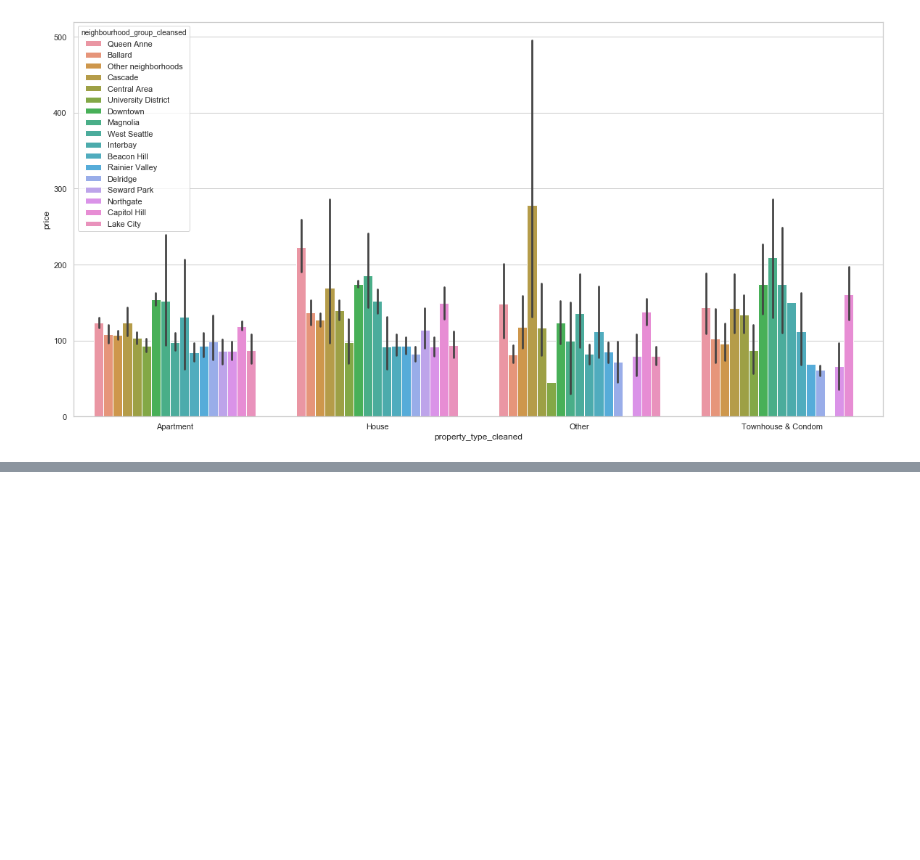
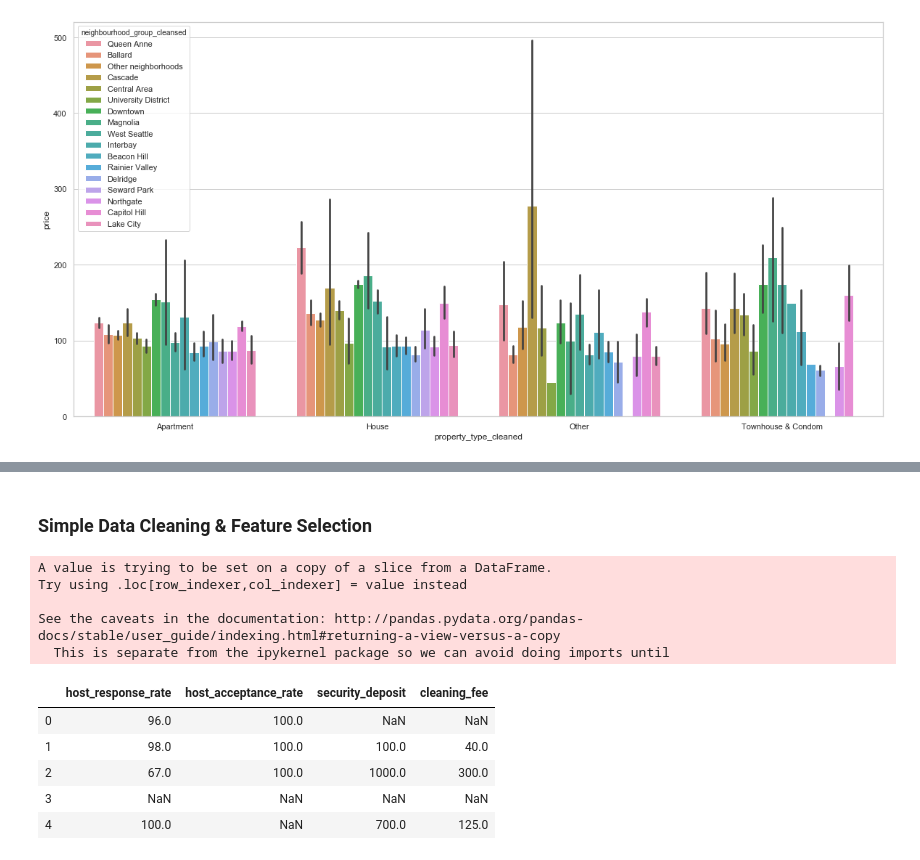
Before and after one commit to codeinair/python-basic, a Jupyter notebook: Regression/Regression-Airbnb-Seattle.ipynb, the cells around one changed output, grey strips where cells are left out. Cells and saved outputs as stored; diff of their text form; code cells hidden in the pictures; blank space fills up the shorter version.

```diff
--- a/Regression/Regression-Airbnb-Seattle.ipynb
+++ b/Regression/Regression-Airbnb-Seattle.ipynb
@@ -192,0 +247,2 @@ ax = sns.barplot(x="property_type_cleaned", y="price", hue="neighbourhood_group_
+# %% [markdown]
+### Simple Data Cleaning & Feature Selection
@@ -192,0 +257,17 @@ ax = sns.barplot(x="property_type_cleaned", y="price", hue="neighbourhood_group_
+# %%
+# convert numerical columns to float from string
+for col in ['host_response_rate', 'host_acceptance_rate','security_deposit', 'cleaning_fee']:
+    listing_clean[col] =  listing_clean[col].str.replace('$','').str.replace("%",'').str.replace(',','').astype('float64')
+listing_clean[['host_response_rate', 'host_acceptance_rate','security_deposit', 'cleaning_fee']].head()
+# %% [output]
+A value is trying to be set on a copy of a slice from a DataFrame.
+Try using .loc[row_indexer,col_indexer] = value instead
+
+See the caveats in the documentation: http://pandas.pydata.org/pandas-docs/stable/user_guide/indexing.html#returning-a-view-versus-a-copy
+  This is separate from the ipykernel package so we can avoid doing imports until
+|  | host_response_rate | host_acceptance_rate | security_deposit | cleaning_fee |
+| 0 | 96.0 | 100.0 | NaN | NaN |
+| 1 | 98.0 | 100.0 | 100.0 | 40.0 |
+| 2 | 67.0 | 100.0 | 1000.0 | 300.0 |
+| 3 | NaN | NaN | NaN | NaN |
+| 4 | 100.0 | NaN | 700.0 | 125.0 |
```
Also changed, not shown: parts of 9 cells of this notebook, 3 other files.
